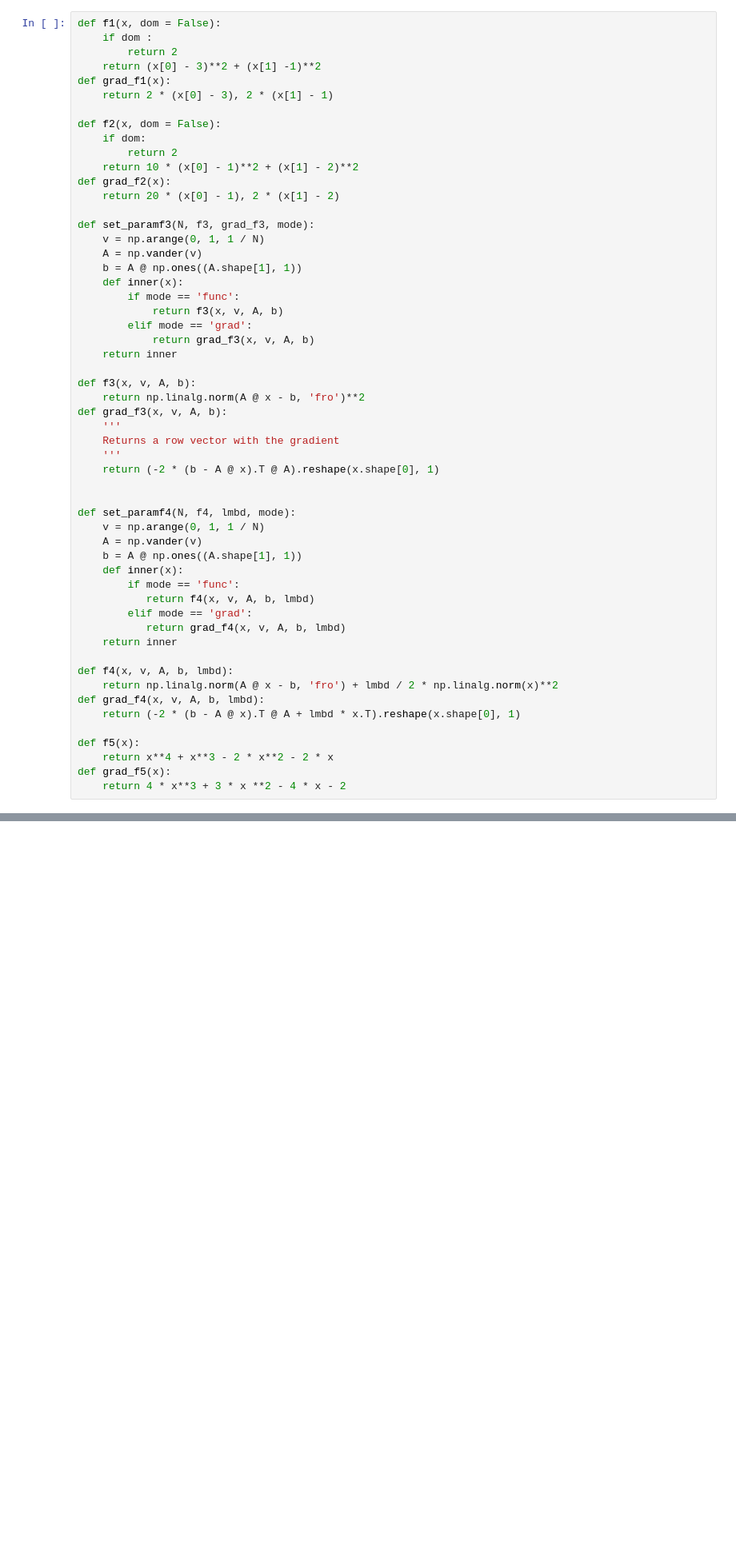
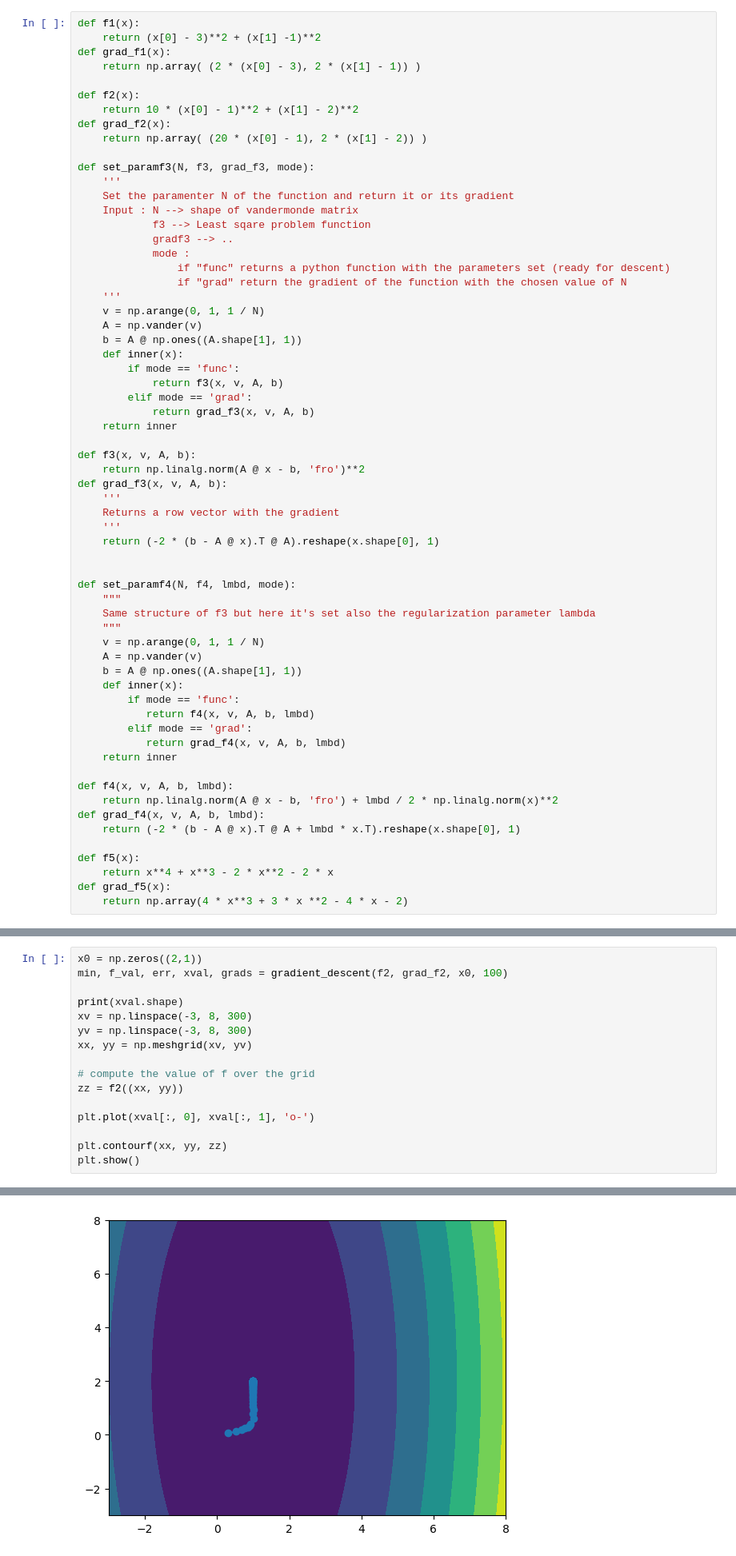
Before and after one commit to Kilian36/MSAI-Homeworks, a Jupyter notebook: homework3_gradient_descent.ipynb, the cells around one changed output, grey strips where cells are left out. Shown at 80% size. Drawn from its saved outputs; the diff is of its cells as text; blank space fills up the shorter version.

```diff
--- a/homework3_gradient_descent.ipynb
+++ b/homework3_gradient_descent.ipynb
@@ -86,19 +99,24 @@ def backtracking(f, grad_f, x):
 # %%
-def f1(x, dom = False):
-    if dom :
-        return 2
+def f1(x):
     return (x[0] - 3)**2 + (x[1] -1)**2
 def grad_f1(x):
-    return 2 * (x[0] - 3), 2 * (x[1] - 1)
+    return np.array( (2 * (x[0] - 3), 2 * (x[1] - 1)) )
 
-def f2(x, dom = False):
-    if dom:
-        return 2
+def f2(x):
     return 10 * (x[0] - 1)**2 + (x[1] - 2)**2
 def grad_f2(x):
-    return 20 * (x[0] - 1), 2 * (x[1] - 2)
+    return np.array( (20 * (x[0] - 1), 2 * (x[1] - 2)) )
 
 def set_paramf3(N, f3, grad_f3, mode):
+    '''
+    Set the paramenter N of the function and return it or its gradient
+    Input : N --> shape of vandermonde matrix
+            f3 --> Least sqare problem function
+            gradf3 --> ..
+            mode :
+                if "func" returns a python function with the parameters set (ready for descent)
+                if "grad" return the gradient of the function with the chosen value of N
+    '''
     v = np.arange(0, 1, 1 / N)
     A = np.vander(v)
     b = A @ np.ones((A.shape[1], 1))
@@ -119,6 +137,9 @@ def grad_f3(x, v, A, b):
 
 
 def set_paramf4(N, f4, lmbd, mode):
+    """
+    Same structure of f3 but here it's set also the regularization parameter lambda
+    """
     v = np.arange(0, 1, 1 / N)
     A = np.vander(v)
     b = A @ np.ones((A.shape[1], 1))
@@ -137,5 +158,5 @@ def grad_f4(x, v, A, b, lmbd):
 def f5(x):
     return x**4 + x**3 - 2 * x**2 - 2 * x
 def grad_f5(x):
-    return 4 * x**3 + 3 * x **2 - 4 * x - 2
+    return np.array(4 * x**3 + 3 * x **2 - 4 * x - 2)
 # %%
@@ -513,0 +395,17 @@ for i in range(Xtest.shape[1]):
+# %%
+x0 = np.zeros((2,1))
+min, f_val, err, xval, grads = gradient_descent(f2, grad_f2, x0, 100)
+
+print(xval.shape)
+xv = np.linspace(-3, 8, 300)
+yv = np.linspace(-3, 8, 300)
+xx, yy = np.meshgrid(xv, yv)
+
+# compute the value of f over the grid
+zz = f2((xx, yy))
+
+plt.plot(xval[:, 0], xval[:, 1], 'o-')
+
+plt.contourf(xx, yy, zz)
+plt.show()
+# %% [output]
@@ -513,0 +413 @@ for i in range(Xtest.shape[1]):
+[figure, added]
```
Also changed, not shown: parts of 16 cells of this notebook.
